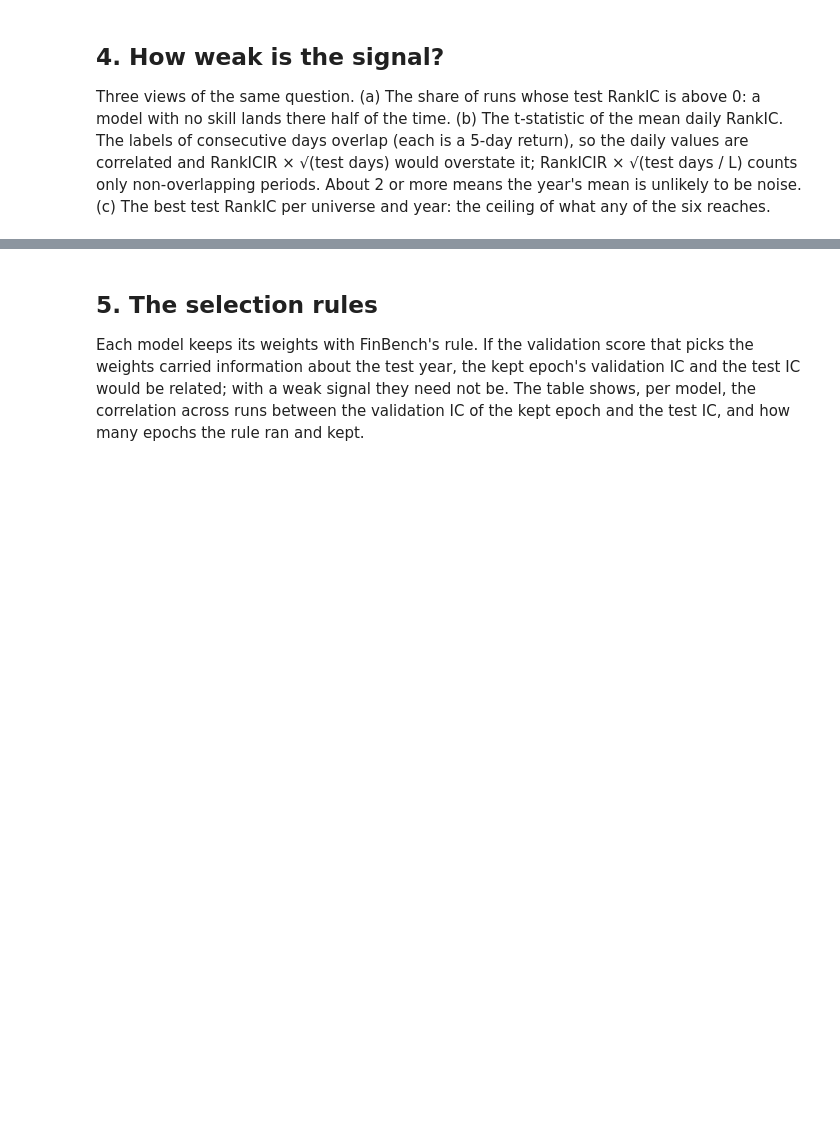
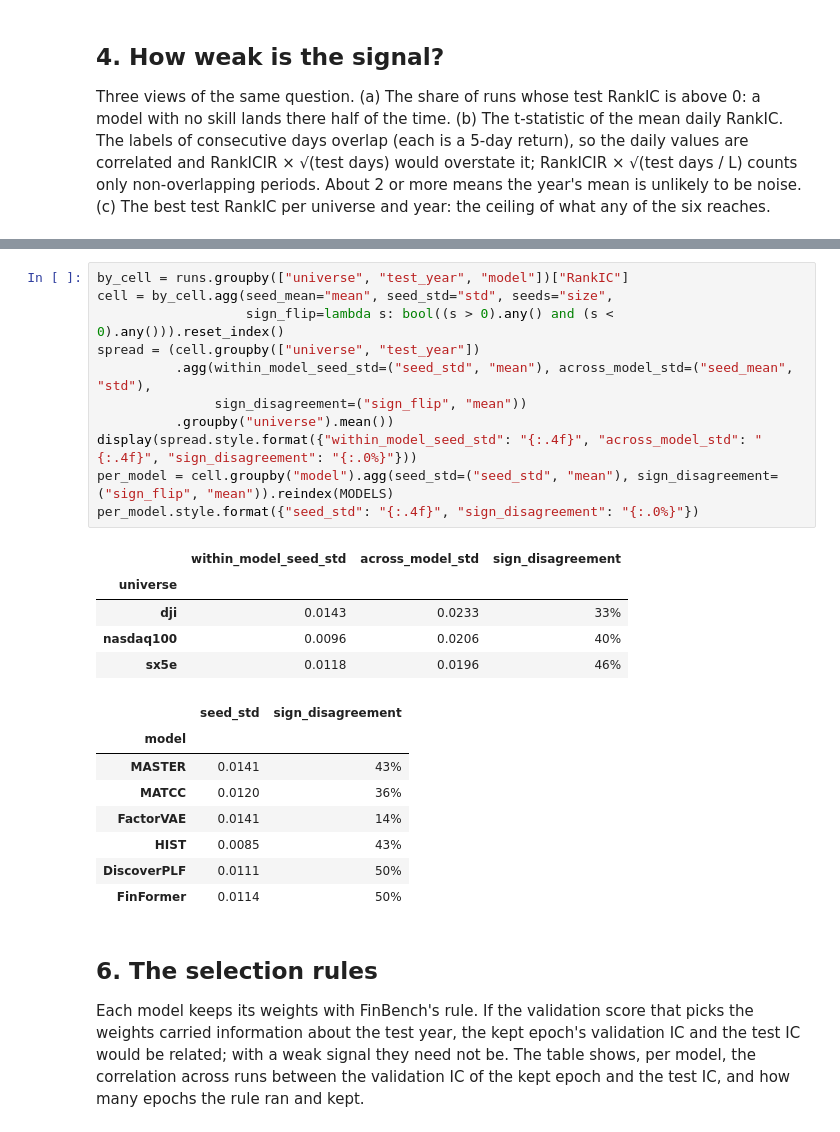
Before and after one commit to Villani-Luca/master-thesis, a Jupyter notebook: code/notebooks/03_rolling_training.ipynb, the cells around one changed output, grey strips where cells are left out. Cells and saved outputs as stored; diff of their text form; blank space fills up the shorter version.

```diff
--- a/code/notebooks/03_rolling_training.ipynb
+++ b/code/notebooks/03_rolling_training.ipynb
@@ -174,5 +178,30 @@ best
+# %%
+by_cell = runs.groupby(["universe", "test_year", "model"])["RankIC"]
+cell = by_cell.agg(seed_mean="mean", seed_std="std", seeds="size",
+                   sign_flip=lambda s: bool((s > 0).any() and (s < 0).any())).reset_index()
+spread = (cell.groupby(["universe", "test_year"])
+          .agg(within_model_seed_std=("seed_std", "mean"), across_model_std=("seed_mean", "std"),
+               sign_disagreement=("sign_flip", "mean"))
+          .groupby("universe").mean())
+display(spread.style.format({"within_model_seed_std": "{:.4f}", "across_model_std": "{:.4f}", "sign_disagreement": "{:.0%}"}))
+per_model = cell.groupby("model").agg(seed_std=("seed_std", "mean"), sign_disagreement=("sign_flip", "mean")).reindex(MODELS)
+per_model.style.format({"seed_std": "{:.4f}", "sign_disagreement": "{:.0%}"})
+# %% [output]
+|  | within_model_seed_std | across_model_std | sign_disagreement |
+| universe |  |  |  |
+| dji | 0.0143 | 0.0233 | 33% |
+| nasdaq100 | 0.0096 | 0.0206 | 40% |
+| sx5e | 0.0118 | 0.0196 | 46% |
+|  | seed_std | sign_disagreement |
+| model |  |  |
+| MASTER | 0.0141 | 43% |
+| MATCC | 0.0120 | 36% |
+| FactorVAE | 0.0141 | 14% |
+| HIST | 0.0085 | 43% |
+| DiscoverPLF | 0.0111 | 50% |
+| FinFormer | 0.0114 | 50% |
 # %% [markdown]
-## 5. The selection rules
+## 6. The selection rules
 
 Each model keeps its weights with FinBench's rule. If the validation score that picks the weights carried information about the test year, the kept epoch's validation IC and the test IC would be related; with a weak signal they need not be. The table shows, per model, the correlation across runs between the validation IC of the kept epoch and the test IC, and how many epochs the rule ran and kept.
 # %%
```
Also changed, not shown: parts of 11 cells of this notebook, 5 other files.
